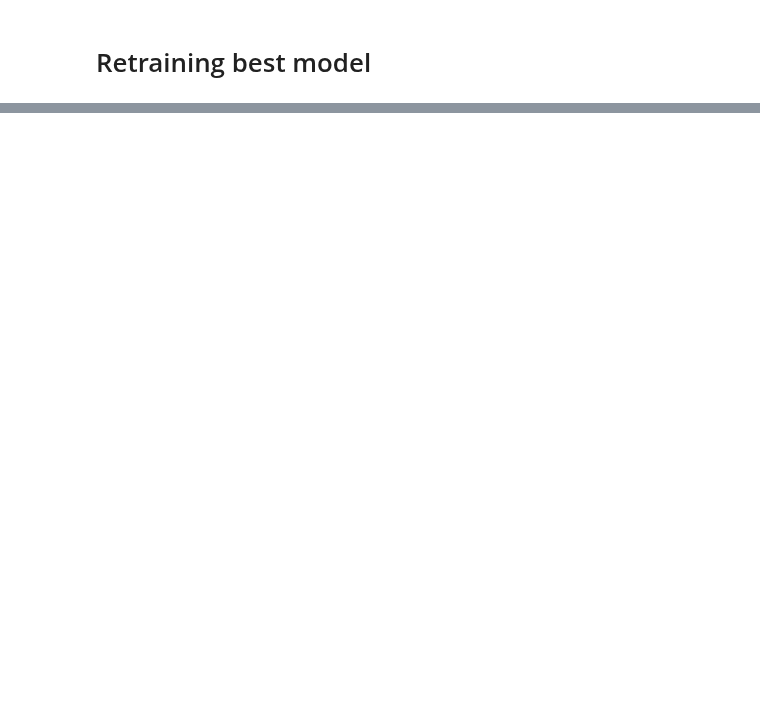
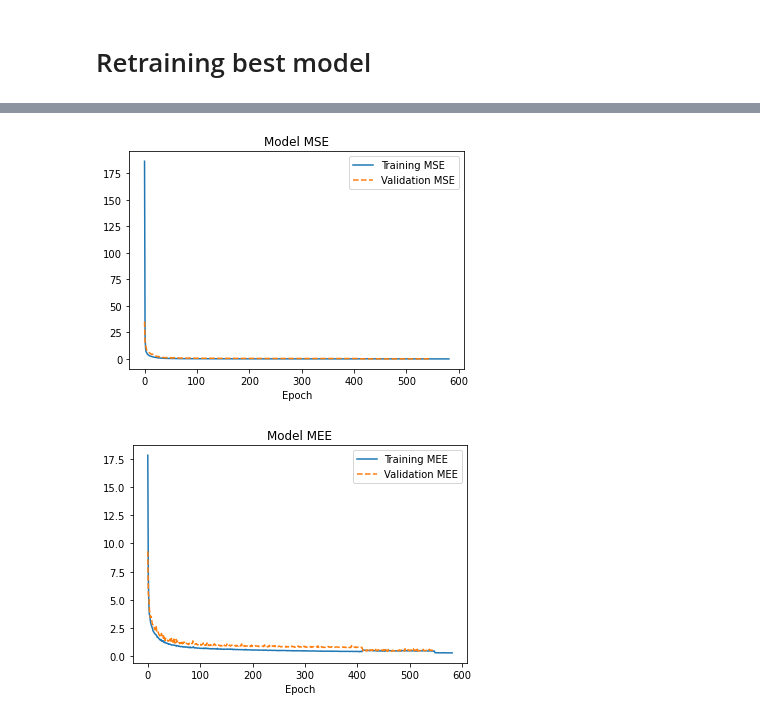
Before and after one commit to Bakko000/Machine_Learning_Project, a Jupyter notebook: CUPkerasregressor.ipynb, the cells around one changed output, grey strips where cells are left out. Cells and saved outputs as stored; diff of their text form; code cells hidden in the pictures; blank space fills up the shorter version.

```diff
--- a/CUPkerasregressor.ipynb
+++ b/CUPkerasregressor.ipynb
@@ -267,3 +277,8 @@ nn.print_training_info()
+# %%
+nn.print_plot()
+# %% [output]
+[figure, added]
+[figure, added]
 # %%
 import keras.backend as K
 
```
Also changed, not shown: parts of 5 cells of this notebook, 3 other files.
